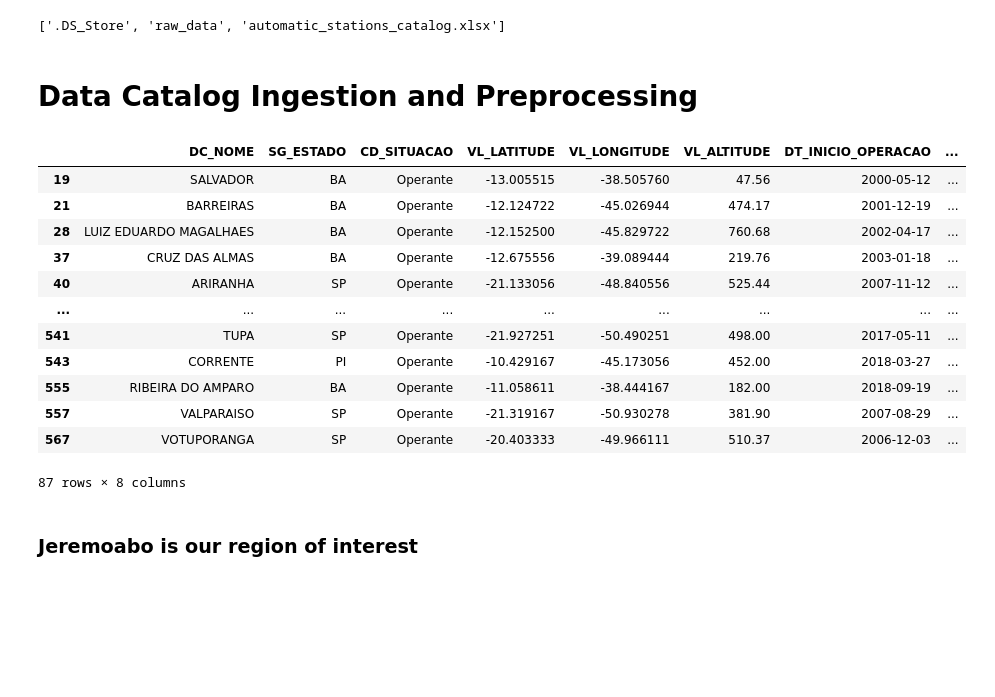
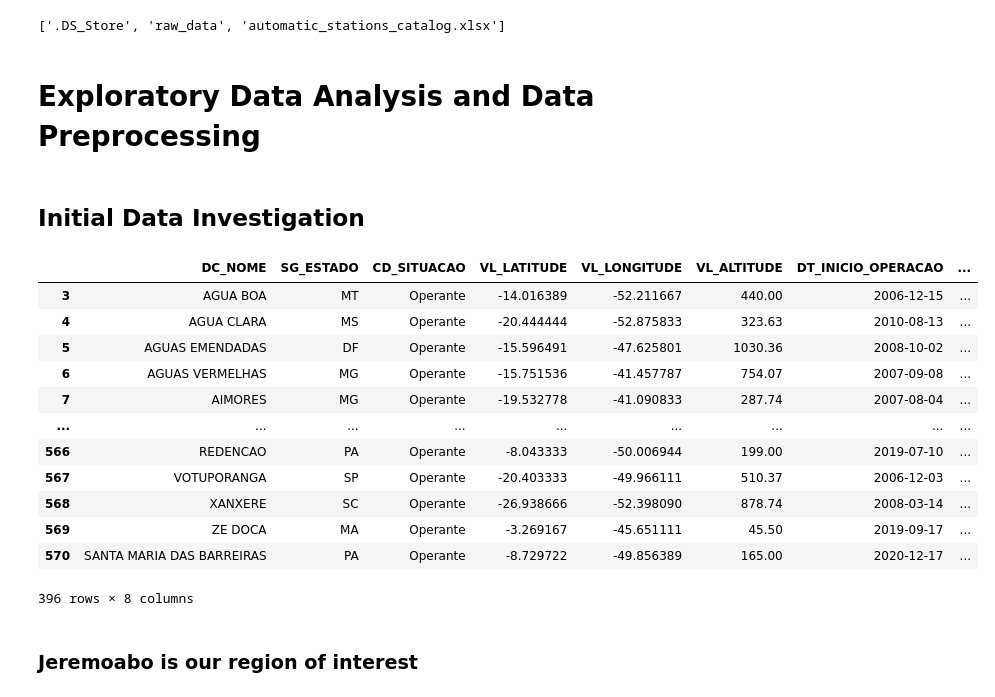
Before and after one commit to lucasthim/spatio-temporal-wind-velocity-prediction, a Jupyter notebook: python/notebooks/01_initial_eda.ipynb, the cells around one changed output. Drawn from its saved outputs; the diff is of its cells as text; code cells hidden in the pictures; blank space fills up the shorter version.

Commit message:
initial eda

```diff
--- a/python/notebooks/01_initial_eda.ipynb
+++ b/python/notebooks/01_initial_eda.ipynb
@@ -2,37 +2,44 @@
 import pandas as pd
 import numpy as np
 import matplotlib.pyplot as plt
+import seaborn as sns
 from geopy.distance import distance
 
 import os
+
+pd.set_option('display.max_rows', 100)
+pd.set_option('display.max_columns', 1000)
+pd.set_option('display.width', 1000)
 # %%
 os.listdir("./../../data/")
 # %% [output]
 ['.DS_Store', 'raw_data', 'automatic_stations_catalog.xlsx']
 # %% [markdown]
-# Data Catalog Ingestion and Preprocessing
+# Exploratory Data Analysis and Data Preprocessing
+# %% [markdown]
+## Initial Data Investigation
 # %%
 df_automatic_stations = pd.read_excel('./../../data/automatic_stations_catalog.xlsx')[[
                                                         'DC_NOME','SG_ESTADO','CD_SITUACAO',
                                                         'VL_LATITUDE','VL_LONGITUDE','VL_ALTITUDE',
                                                         'DT_INICIO_OPERACAO','CD_ESTACAO']]
 
-df_automatic_stations = df_automatic_stations.query("SG_ESTADO in ('BA','AL','PE','SP','PI') and CD_SITUACAO != 'Pane'")
+df_automatic_stations = df_automatic_stations.query("CD_SITUACAO != 'Pane'")
 df_automatic_stations
 # %% [output]
 |  | DC_NOME | SG_ESTADO | CD_SITUACAO | VL_LATITUDE | VL_LONGITUDE | VL_ALTITUDE | DT_INICIO_OPERACAO | ... |
-| 19 | SALVADOR | BA | Operante | -13.005515 | -38.505760 | 47.56 | 2000-05-12 | ... |
-| 21 | BARREIRAS | BA | Operante | -12.124722 | -45.026944 | 474.17 | 2001-12-19 | ... |
-| 28 | LUIZ EDUARDO MAGALHAES | BA | Operante | -12.152500 | -45.829722 | 760.68 | 2002-04-17 | ... |
-| 37 | CRUZ DAS ALMAS | BA | Operante | -12.675556 | -39.089444 | 219.76 | 2003-01-18 | ... |
-| 40 | ARIRANHA | SP | Operante | -21.133056 | -48.840556 | 525.44 | 2007-11-12 | ... |
+| 3 | AGUA BOA | MT | Operante | -14.016389 | -52.211667 | 440.00 | 2006-12-15 | ... |
+| 4 | AGUA CLARA | MS | Operante | -20.444444 | -52.875833 | 323.63 | 2010-08-13 | ... |
+| 5 | AGUAS EMENDADAS | DF | Operante | -15.596491 | -47.625801 | 1030.36 | 2008-10-02 | ... |
+| 6 | AGUAS VERMELHAS | MG | Operante | -15.751536 | -41.457787 | 754.07 | 2007-09-08 | ... |
+| 7 | AIMORES | MG | Operante | -19.532778 | -41.090833 | 287.74 | 2007-08-04 | ... |
 | ... | ... | ... | ... | ... | ... | ... | ... | ... |
-| 541 | TUPA | SP | Operante | -21.927251 | -50.490251 | 498.00 | 2017-05-11 | ... |
-| 543 | CORRENTE | PI | Operante | -10.429167 | -45.173056 | 452.00 | 2018-03-27 | ... |
-| 555 | RIBEIRA DO AMPARO | BA | Operante | -11.058611 | -38.444167 | 182.00 | 2018-09-19 | ... |
-| 557 | VALPARAISO | SP | Operante | -21.319167 | -50.930278 | 381.90 | 2007-08-29 | ... |
+| 566 | REDENCAO | PA | Operante | -8.043333 | -50.006944 | 199.00 | 2019-07-10 | ... |
 | 567 | VOTUPORANGA | SP | Operante | -20.403333 | -49.966111 | 510.37 | 2006-12-03 | ... |
+| 568 | XANXERE | SC | Operante | -26.938666 | -52.398090 | 878.74 | 2008-03-14 | ... |
+| 569 | ZE DOCA | MA | Operante | -3.269167 | -45.651111 | 45.50 | 2019-09-17 | ... |
+| 570 | SANTA MARIA DAS BARREIRAS | PA | Operante | -8.729722 | -49.856389 | 165.00 | 2020-12-17 | ... |
-87 rows × 8 columns
+396 rows × 8 columns
 # %% [markdown]
 ### Jeremoabo is our region of interest
 # %%
```
Also changed, not shown: parts of 23 cells of this notebook.
